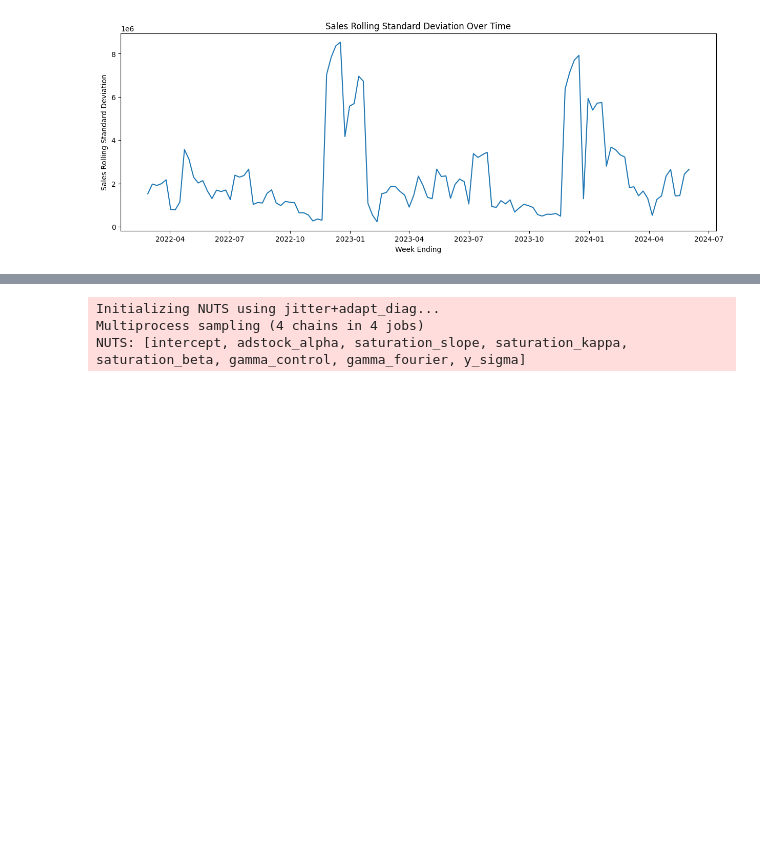
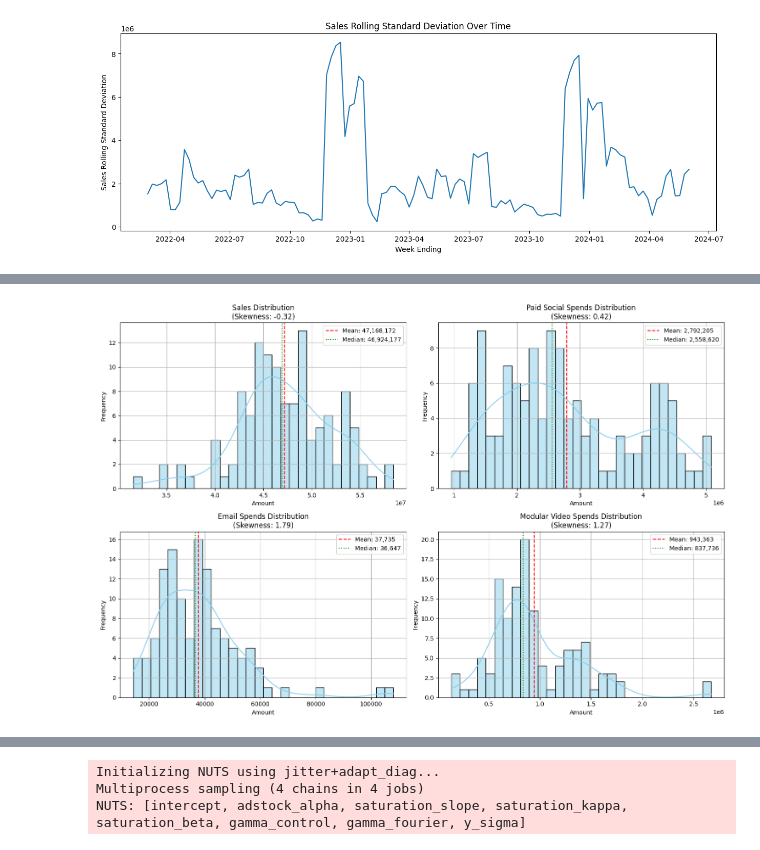
Before and after one commit to naveen3830/Python, a Jupyter notebook: Assignment/PYQ2.ipynb, the cells around one changed output, grey strips where cells are left out. Saved outputs shown, nothing was run; the diff lists cells and outputs as text; code cells hidden in the pictures; blank space fills up the shorter version.

```diff
--- a/Assignment/PYQ2.ipynb
+++ b/Assignment/PYQ2.ipynb
@@ -435,0 +405,22 @@ Text(0, 0.5, 'Sales Rolling Standard Deviation')
+# %%
+numeric_cols = ['Sales', 'Paid Social Spends', 'Email Spends', 'Modular Video Spends']
+
+plt.figure(figsize=(15, 10))
+
+for i, col in enumerate(numeric_cols, 1):
+    plt.subplot(2, 2, i)
+
+    sns.histplot(df[col], kde=True, bins=30, color='skyblue')
+    plt.axvline(df[col].mean(), color='r', linestyle='--', label=f'Mean: {df[col].mean():,.0f}')
+    plt.axvline(df[col].median(), color='g', linestyle=':', label=f'Median: {df[col].median():,.0f}')
+
+    plt.title(f'{col} Distribution\n(Skewness: {df[col].skew():.2f})')
+    plt.xlabel('Amount')
+    plt.ylabel('Frequency')
+    plt.legend()
+    plt.grid(True)
+
+plt.tight_layout()
+plt.show()
+# %% [output]
+[figure, added]
```
Also changed, not shown: parts of 30 cells of this notebook, 2 other files.
